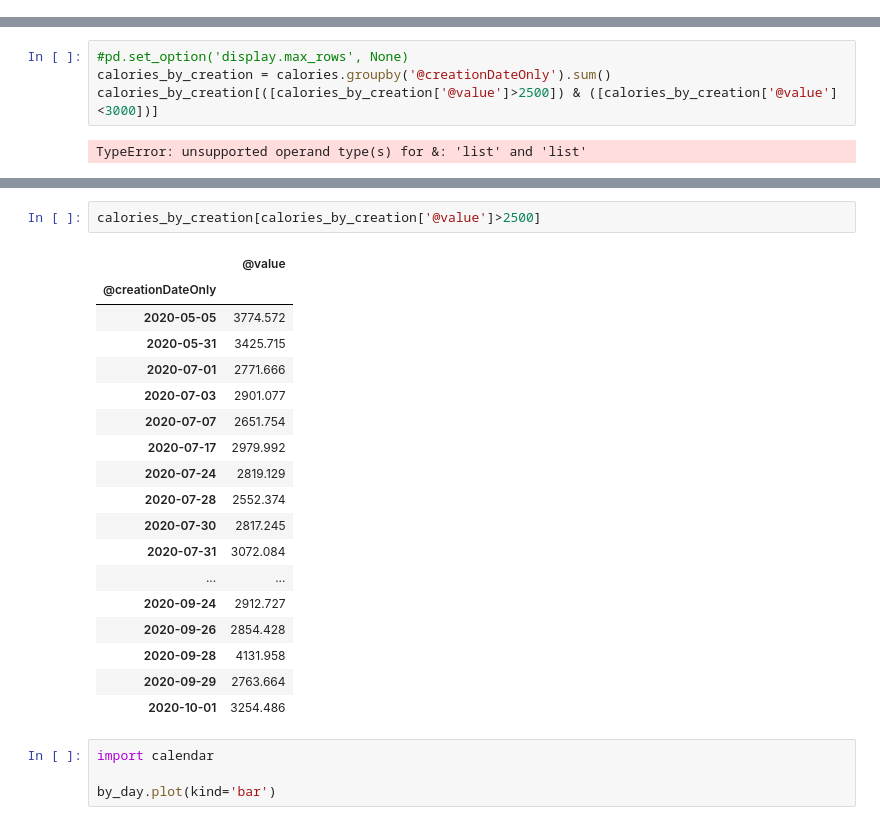
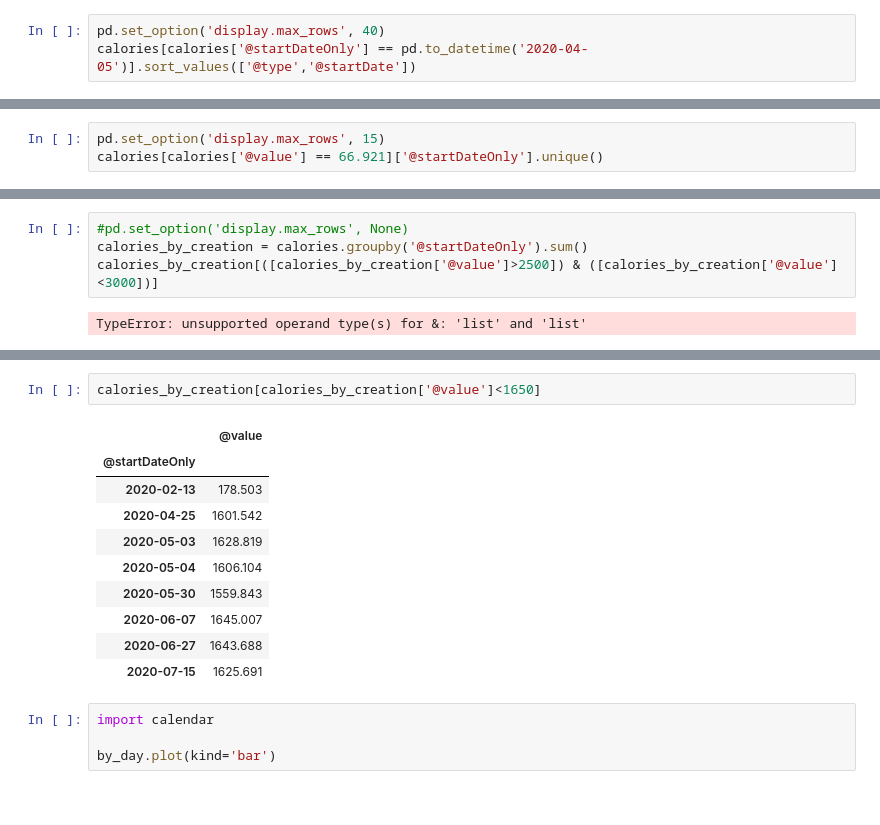
Before and after one commit to TheoYochum/Times-Contest-Project, a Jupyter notebook: Stats.ipynb, the cells around one changed output, grey strips where cells are left out. Saved outputs shown, nothing was run; the diff lists cells and outputs as text.

```diff
--- a/Stats.ipynb
+++ b/Stats.ipynb
@@ -57,0 +59,3 @@ df['@endDate'] = pd.to_datetime(df['@endDate'],
+# %%
+pd.set_option('display.max_rows', 40)
+calories[calories['@startDateOnly'] == pd.to_datetime('2020-04-05')].sort_values(['@type','@startDate'])
@@ -57,0 +76,3 @@ df['@endDate'] = pd.to_datetime(df['@endDate'],
+# %%
+pd.set_option('display.max_rows', 15)
+calories[calories['@value'] == 66.921]['@startDateOnly'].unique()
@@ -141,7 +149,7 @@ by_day
 Freq: M, Name: @value, dtype: float64
 # %%
 #pd.set_option('display.max_rows', None)
-calories_by_creation = calories.groupby('@creationDateOnly').sum()
+calories_by_creation = calories.groupby('@startDateOnly').sum()
 calories_by_creation[([calories_by_creation['@value']>2500]) & ([calories_by_creation['@value']<3000])]
 # %% [output]
 TypeError: unsupported operand type(s) for &: 'list' and 'list'
@@ -153,24 +161,16 @@ calories_by_creation.plot(kind='bar',figsize=(20,5))
 # %%
-calories_by_creation[calories_by_creation['@value']>2500]
+calories_by_creation[calories_by_creation['@value']<1650]
 # %% [output]
 |  | @value |
-| @creationDateOnly |  |
-| 2020-05-05 | 3774.572 |
-| 2020-05-31 | 3425.715 |
-| 2020-07-01 | 2771.666 |
-| 2020-07-03 | 2901.077 |
-| 2020-07-07 | 2651.754 |
-| 2020-07-17 | 2979.992 |
-| 2020-07-24 | 2819.129 |
-| 2020-07-28 | 2552.374 |
-| 2020-07-30 | 2817.245 |
-| 2020-07-31 | 3072.084 |
-| ... | ... |
-| 2020-09-24 | 2912.727 |
-| 2020-09-26 | 2854.428 |
-| 2020-09-28 | 4131.958 |
-| 2020-09-29 | 2763.664 |
-| 2020-10-01 | 3254.486 |
+| @startDateOnly |  |
+| 2020-02-13 | 178.503 |
+| 2020-04-25 | 1601.542 |
+| 2020-05-03 | 1628.819 |
+| 2020-05-04 | 1606.104 |
+| 2020-05-30 | 1559.843 |
+| 2020-06-07 | 1645.007 |
+| 2020-06-27 | 1643.688 |
+| 2020-07-15 | 1625.691 |
 # %%
 import calendar
 
```
Also changed, not shown: parts of 11 cells of this notebook, 2 other files.
